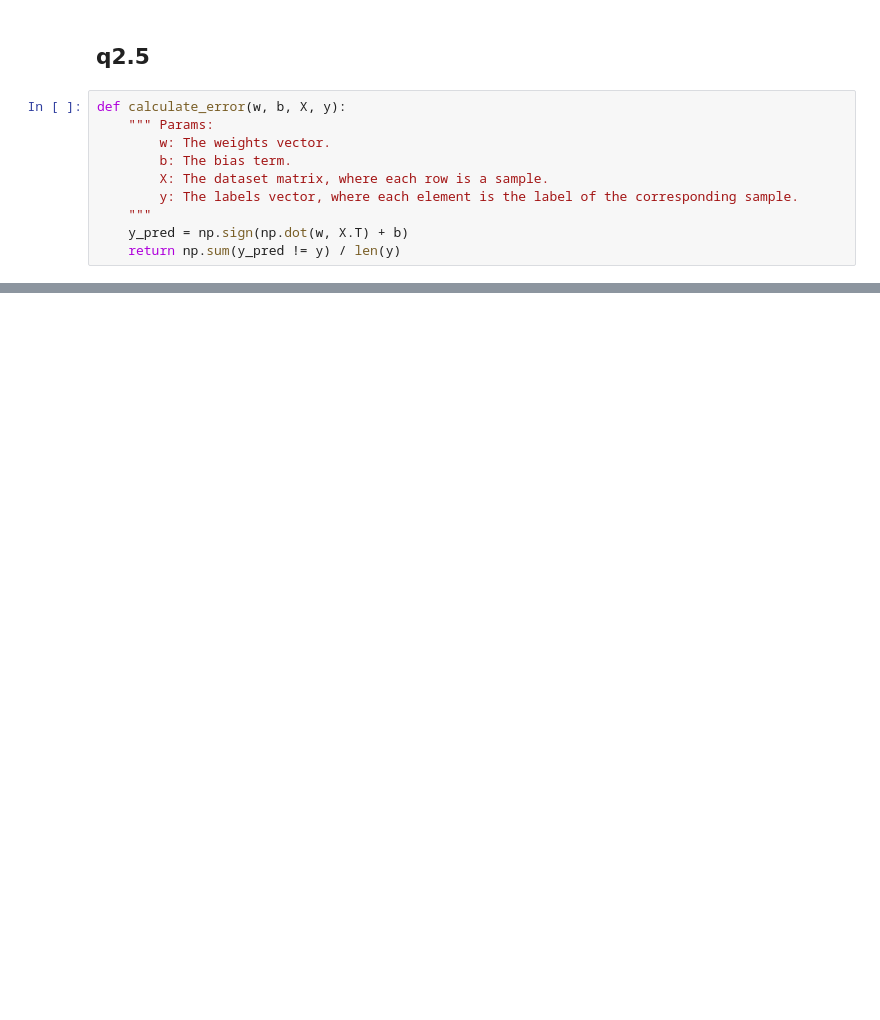
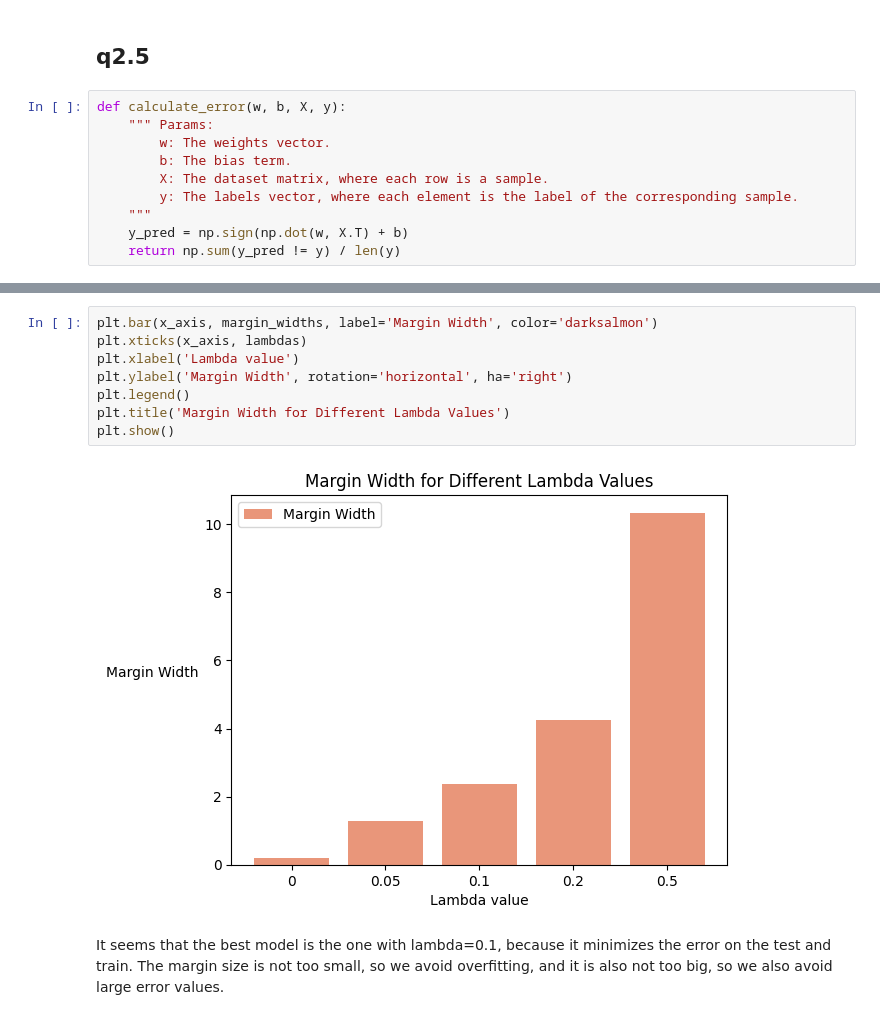
Before and after one commit to AmitShirazi1/ML_hw3, a Jupyter notebook: q2.ipynb, the cells around one changed output, grey strips where cells are left out. Drawn from its saved outputs; the diff is of its cells as text; blank space fills up the shorter version.

```diff
--- a/q2.ipynb
+++ b/q2.ipynb
@@ -75,0 +115,12 @@ def calculate_error(w, b, X, y):
+# %%
+plt.bar(x_axis, margin_widths, label='Margin Width', color='darksalmon')
+plt.xticks(x_axis, lambdas)
+plt.xlabel('Lambda value')
+plt.ylabel('Margin Width', rotation='horizontal', ha='right')
+plt.legend()
+plt.title('Margin Width for Different Lambda Values')
+plt.show()
+# %% [output]
+[figure, added]
+# %% [markdown]
+It seems that the best model is the one with lambda=0.1, because it minimizes the error on the test and train. The margin size is not too small, so we avoid overfitting, and it is also not too big, so we also avoid large error values.
```
Also changed, not shown: parts of 4 cells of this notebook.
